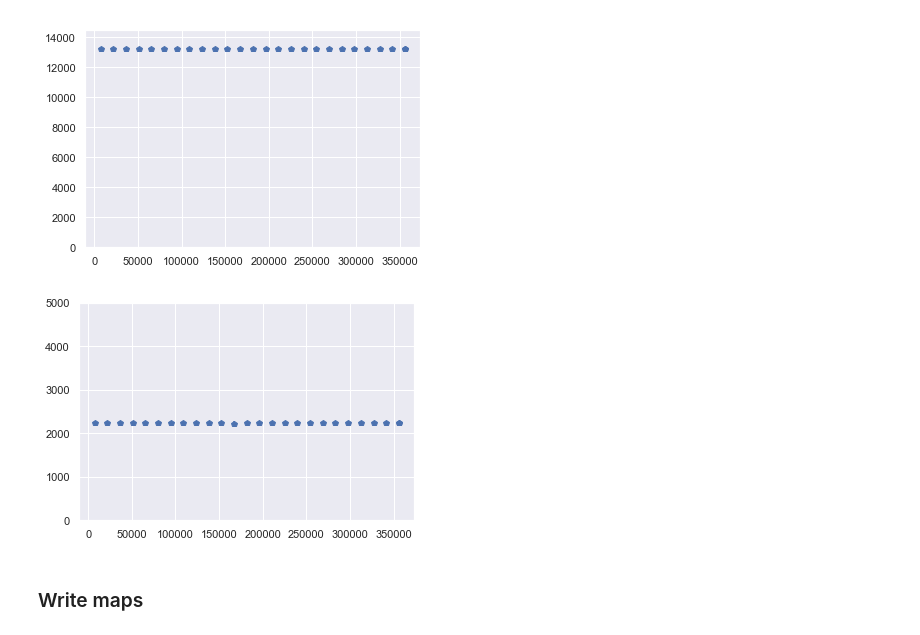
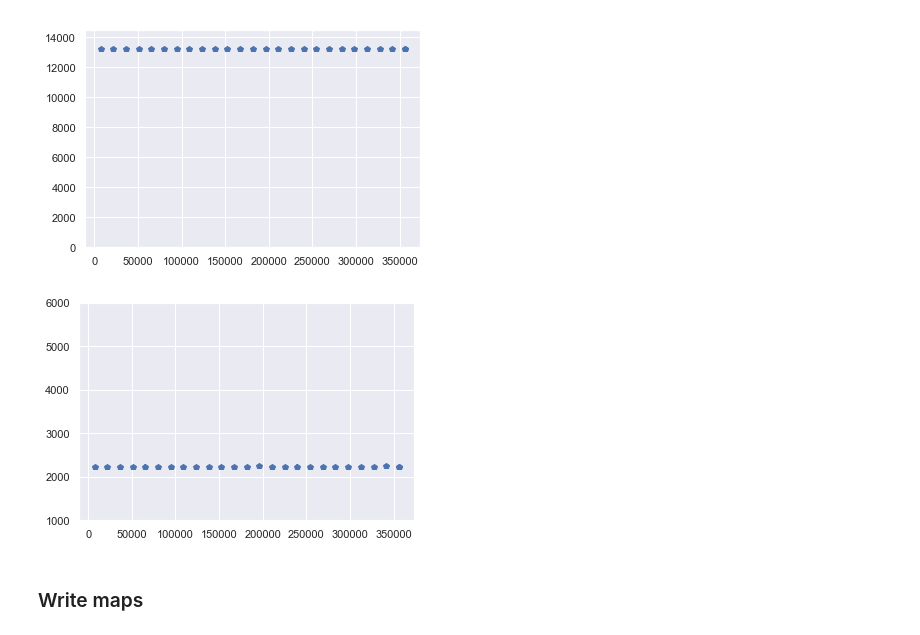
Before and after one commit to jmhaefner/KrCalibNB, a Jupyter notebook: ltMaps/single_map_correction_1111.ipynb, the cells around one changed output. Drawn from its saved outputs; the diff is of its cells as text; code cells hidden in the pictures.

```diff
--- a/ltMaps/single_map_correction_1111.ipynb
+++ b/ltMaps/single_map_correction_1111.ipynb
@@ -949,7 +949,7 @@ for i, tt in enumerate(ts):
                          ts = i,
                          range_e     = (5000, 14500),
                          range_chi2  = (0,100),
-                         range_lt    = (3000,5000))
+                         range_lt    = lt_range)
     amv = amap_average(am)
     asm = relative_errors(am)
     av = amap_replace_nan_by_mean(asm, amMean=amv)
@@ -970,10 +970,10 @@ plt.ylim(0,14500)
 [figure]
 # %%
 plt.errorbar(TT, LT, sqrt(LT), fmt="p")
-plt.ylim(0,5000)
+plt.ylim(lt_range)
 plt.savefig(summary_outputs+'AverageLT.png')
 # %% [output]
-[figure, old version]
+[figure, new version]
 # %% [markdown]
 ### Write maps
 # %%
```
Also changed, not shown: parts of 26 cells of this notebook, 3 other files.
